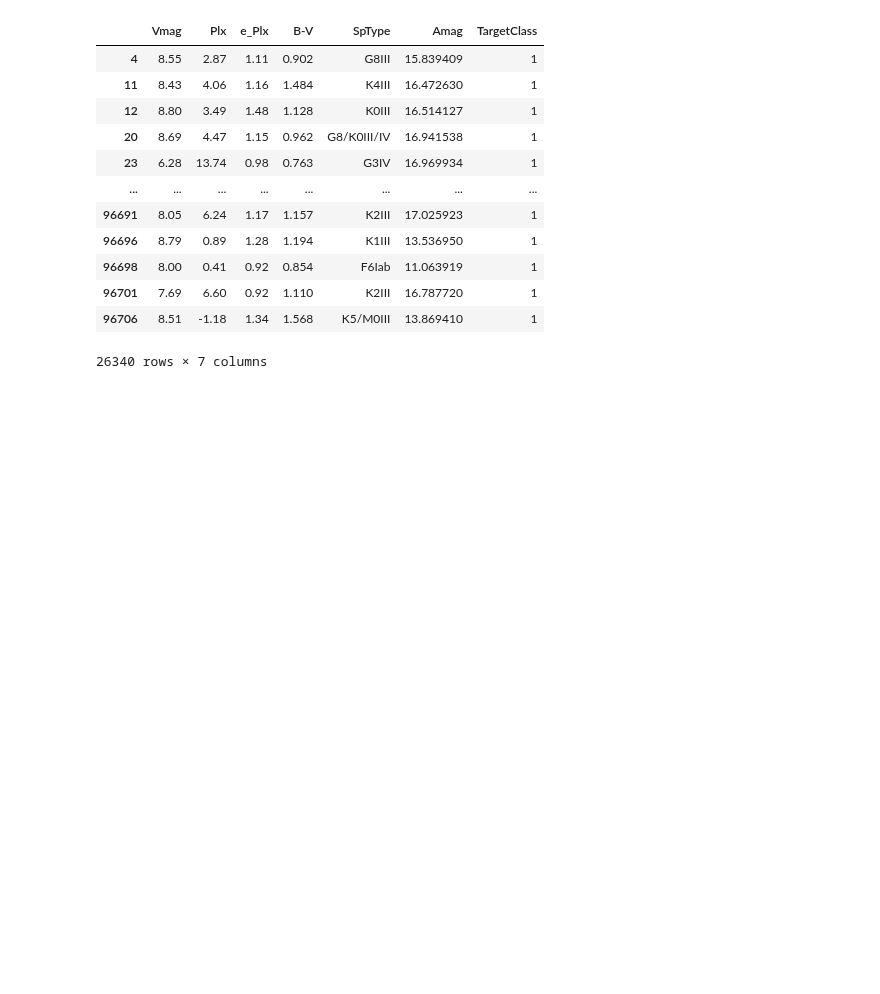
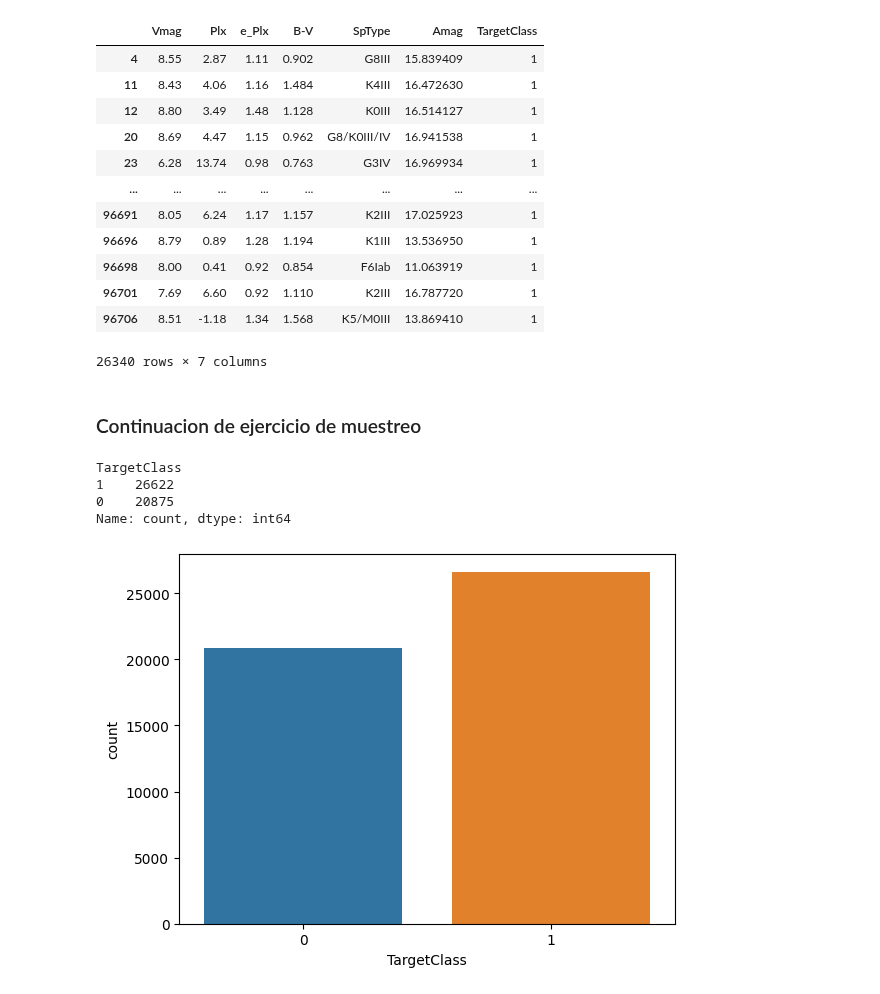
Before and after one commit to JhonZafra/Statistic_Concepts, a Jupyter notebook: SemanaVII/MuestreoDatos.ipynb, the cells around one changed output. Saved outputs shown, nothing was run; the diff lists cells and outputs as text; code cells hidden in the pictures; blank space fills up the shorter version.

```diff
--- a/SemanaVII/MuestreoDatos.ipynb
+++ b/SemanaVII/MuestreoDatos.ipynb
@@ -296,3 +296,17 @@ df[ filtro1 & (~filtro2) ] #Cumple filtro1 y no cumpl filtro2
 | 96701 | 7.69 | 6.60 | 0.92 | 1.110 | K2III | 16.787720 | 1 |
 | 96706 | 8.51 | -1.18 | 1.34 | 1.568 | K5/M0III | 13.869410 | 1 |
 26340 rows × 7 columns
+# %% [markdown]
+### Continuacion de ejercicio de muestreo
+# %%
+df0.TargetClass.value_counts()
+# %% [output]
+TargetClass
+1    26622
+0    20875
+Name: count, dtype: int64
+# %%
+sns.countplot(x = df0.TargetClass)
+plt.show()
+# %% [output]
+[figure, added]
```
Also changed, not shown: parts of 17 cells of this notebook, 1 other file.
